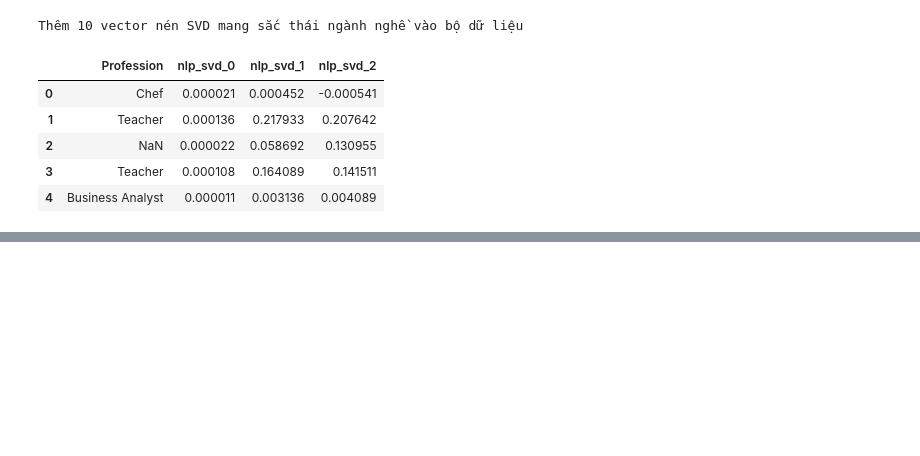
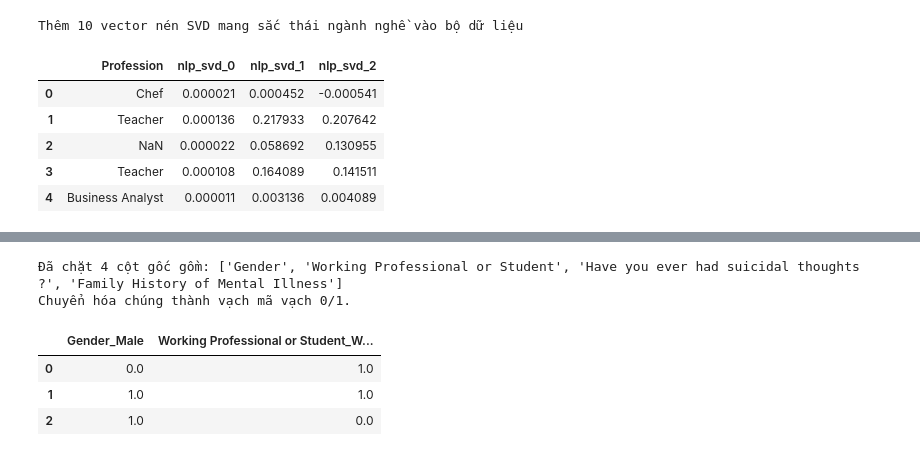
Before and after one commit to s4lt1f0l/Exploring-Mental-Health-Data, a Jupyter notebook: notebooks/02_preprocessing_fe.ipynb, the cells around one changed output, grey strips where cells are left out. Cells and saved outputs as stored; diff of their text form; code cells hidden in the pictures; blank space fills up the shorter version.

```diff
--- a/notebooks/02_preprocessing_fe.ipynb
+++ b/notebooks/02_preprocessing_fe.ipynb
@@ -573,0 +654,32 @@ Thêm 10 vector nén SVD mang sắc thái ngành nghề vào bộ dữ liệu
+# %%
+def apply_one_hot_encoding(X_train, X_test):
+    """
+        Ráp Train và Test thành 1 bảng chung để chạy get_dummies.
+        Nhờ vậy, toàn bộ tên Cột sinh ra do OHE bảo đảm 100% khớp nhau.
+    """
+    ntrain = X_train.shape[0]
+    combined = pd.concat([X_train, X_test], axis=0)
+    cat_cols = combined.select_dtypes(include=['object', 'category']).columns
+    ohe_cols = [col for col in cat_cols if combined[col].nunique() <=5]
+
+    # kích hoạt ohe
+    combined = pd.get_dummies(combined, columns=ohe_cols, drop_first=True, dtype=float)
+    X_train_enc = combined.iloc[:ntrain,:].copy()
+    X_test_enc = combined.iloc[ntrain:,:].copy()
+    return X_train_enc, X_test_enc, ohe_cols
+
+# ============ CHẠY HÀM ============
+X_train_tree, X_test_tree, cols_bam_tree = apply_one_hot_encoding(X_train_tree, X_test_tree)
+X_train_nn, X_test_nn, cols_bam_nn = apply_one_hot_encoding(X_train_nn, X_test_nn)
+print(f"Đã chặt {len(cols_bam_tree)} cột gốc gồm: {cols_bam_tree}")
+print(f"Chuyển hóa chúng thành vạch mã vạch 0/1.")
+
+view_cols = [c for c in X_train_tree.columns if 'Gender' in c or 'Working' in c]
+display(X_train_tree[view_cols].head(3))
+# %% [output]
+Đã chặt 4 cột gốc gồm: ['Gender', 'Working Professional or Student', 'Have you ever had suicidal thoughts ?', 'Family History of Mental Illness']
+Chuyển hóa chúng thành vạch mã vạch 0/1.
+|  | Gender_Male | Working Professional or Student_W... |
+| 0 | 0.0 | 1.0 |
+| 1 | 1.0 | 1.0 |
+| 2 | 1.0 | 0.0 |
```
Also changed, not shown: parts of 13 cells of this notebook.
